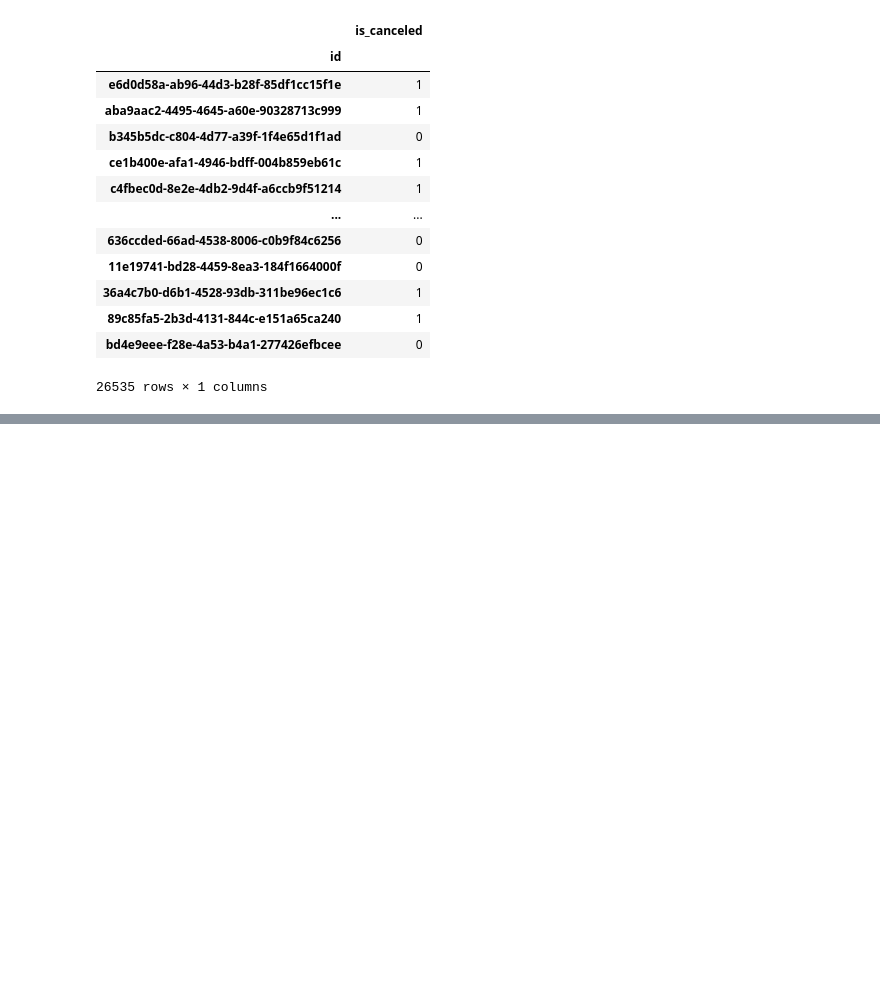
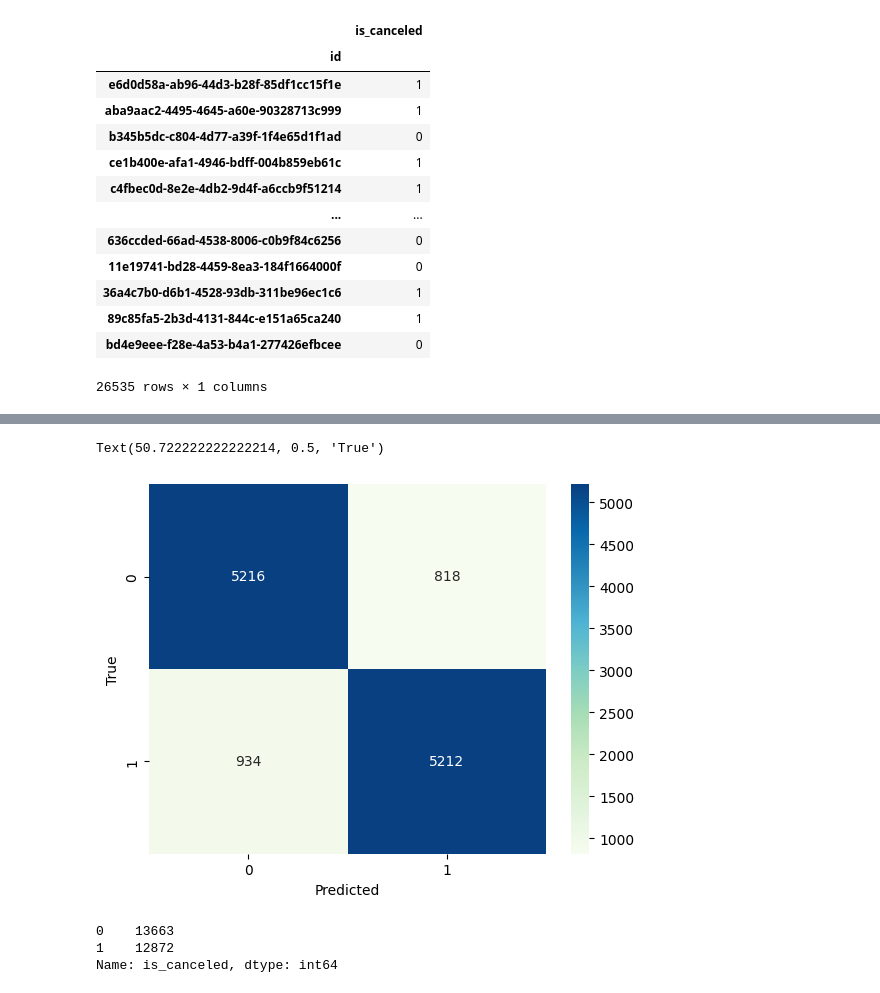
Before and after one commit to juanignaciogiacobbe/7506R-2C2023-GRUPO15, a Jupyter notebook: 7506R_TP1_GRUPO15_CHP3_ENTREGA.ipynb, the cells around one changed output, grey strips where cells are left out. Cells and saved outputs as stored; diff of their text form; code cells hidden in the pictures; blank space fills up the shorter version.

```diff
--- a/7506R_TP1_GRUPO15_CHP3_ENTREGA.ipynb
+++ b/7506R_TP1_GRUPO15_CHP3_ENTREGA.ipynb
@@ -319,0 +566,22 @@ ds_resultados.to_csv("predicciones_knn1.csv", index = False)
+# %%
+from sklearn.ensemble import RandomForestClassifier
+
+
+#Creamos un clasificador con hiperparámetros arbitrarios
+rfc = RandomForestClassifier(max_features='auto',
+                             oob_score=True,
+                             random_state=2,
+                             n_jobs=-1,
+                             criterion="entropy",
+                             min_samples_leaf=10,
+                             min_samples_split=15,
+                             n_estimators= 1000 )
+#Entrenamos el modelo
+model = rfc.fit(X = x_train, y = y_train)
+# %%
+
+#Predicción con mejor estimador
+y_pred=model.predict(x_test)
+
+#Accuracy test
+f1_score(y_test,y_pred)
@@ -319,0 +601,11 @@ ds_resultados.to_csv("predicciones_knn1.csv", index = False)
+# %%
+#Creo la matriz de confusión
+tabla=confusion_matrix(y_test, y_pred)
+
+#Grafico la matriz de confusión
+sns.heatmap(tabla,cmap='GnBu',annot=True,fmt='g')
+plt.xlabel('Predicted')
+plt.ylabel('True')
+# %% [output]
+Text(50.722222222222214, 0.5, 'True')
+[figure, added]
@@ -319,0 +621,10 @@ ds_resultados.to_csv("predicciones_knn1.csv", index = False)
+# %%
+predict = model.predict(ds_test_prediccion[features])
+
+ds_resultados=pd.DataFrame(zip(ds_hoteles_test['id'], predict),columns=['id','is_canceled'])
+
+ds_resultados['is_canceled'].value_counts()
+# %% [output]
+0    13663
+1    12872
+Name: is_canceled, dtype: int64
```
Also changed, not shown: parts of 44 cells of this notebook.
